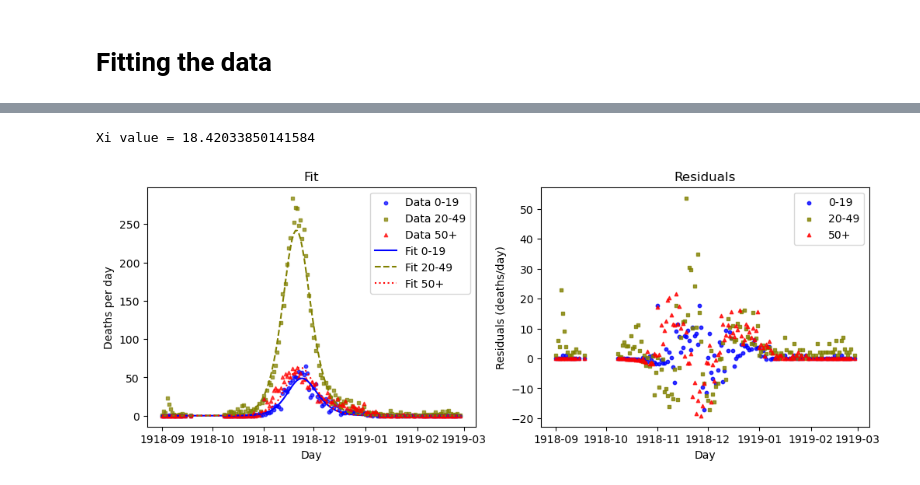
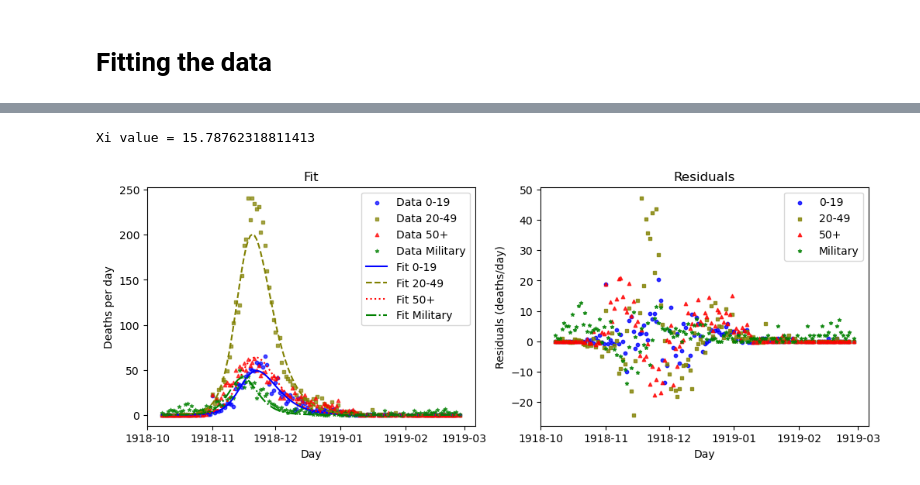
Before and after one commit to gavdoubleu/SEIRD_model, a Jupyter notebook: SEIRD model NZ.ipynb, the cells around one changed output, grey strips where cells are left out. Cells and saved outputs as stored; diff of their text form; code cells hidden in the pictures.

```diff
--- a/SEIRD model NZ.ipynb
+++ b/SEIRD model NZ.ipynb
@@ -87,10 +95,11 @@ Number of 50+:     161536,
      Total number :   1098183
 # %%
-y_young = NZ_death_data.sort_values('date_death')['0-19']
-y_mid   = NZ_death_data.sort_values('date_death')['20-49']
-y_old   = NZ_death_data.sort_values('date_death')['50+']
+y_young = NZ_death_data.sort_values('date_death')['0-19 military'] + NZ_death_data.sort_values('date_death')['0-19 civilian']
+y_mid   = NZ_death_data.sort_values('date_death')['20-49 civilian']
+y_old   = NZ_death_data.sort_values('date_death')['50+ military'] + NZ_death_data.sort_values('date_death')['50+ civilian']
+y_mil   = NZ_death_data.sort_values('date_death')['20-49 military']
 
-y_data = np.array([y_young, y_mid, y_old])
+y_data = np.array([y_young, y_mid, y_old, y_mil])
 
 sigma_data = np.maximum(np.ones(y_data.shape),np.sqrt(y_data))
 
@@ -102,6 +111,7 @@ x_data = dummy.apply(lambda l: l - dummymin).dt.days
 plt.scatter(xplot, y_young, color='blue', marker='o', label='0-19', alpha=.6, s=10)
 plt.scatter(xplot, y_mid, color='olive', marker='s', label='20-49', alpha=.6, s=10)
 plt.scatter(xplot, y_old, color='red', marker='^', label='50+', alpha=.6, s=10)
+plt.scatter(xplot, y_mil, color='green', marker='x', label='20-49 mil', alpha=.6, s=10)
 plt.xlabel('Date'), plt.ylabel('Deaths per day'), plt.legend()
 # %% [output]
 (Text(0.5, 0, 'Date'),
@@ -145,7 +155,8 @@ class ModelHandler:
                 self.seird_model.delta[0],
                 self.seird_model.theta_matrix[0,0],
                 self.seird_model.theta_matrix[0,1],
-                self.seird_model.theta_matrix[0,2]]
+                self.seird_model.theta_matrix[0,2],
+                self.seird_model.theta_matrix[0,3]]
 
     def set_fitting_params_for_model(self, params):
         """Setting how the models parameters change.
@@ -155,8 +166,8 @@ class ModelHandler:
         self.date_of_first_infection  = params[0]
         self.seird_model.beta_vector  = [params[1], params[2]]
         self.seird_model.gamma        = params[3]
-        self.seird_model.delta        = params[4]*np.array([1.,1.,2.])
-        self.seird_model.theta_matrix = ModelHandler.build_theta_matrix(params[5], params[6], params[7])
+        self.seird_model.delta        = params[4]*np.array([1.,1.,2.,1.])
+        self.seird_model.theta_matrix = ModelHandler.build_theta_matrix(params[5], params[6], params[7], params[8])
 
     def print_params(self):
         print("Fitting parameters:\n")
@@ -180,26 +191,27 @@ class ModelHandler:
             The matrix $\theta^i_g$ that couples population groups $g$ to mixing environments $i$.
             Should be shape $M\times N$, where $M$ is the number of mixing environments and $N$ the number of pop groups.
         """
-        theta_matrix = np.array([[   args[0],    args[1], args[2]],
-                                 [1.-args[0], 1.-args[1], 1.-args[2]]])
+        theta_matrix = np.array([[   args[0],    args[1], args[2], args[3]],
+                                 [1.-args[0], 1.-args[1], 1.-args[2], 1.-args[3]]])
         return theta_matrix
 # %%
 Y_day_0_of_infection = np.array([[455502, 0, 0, 0, 0],
-                                 [481145-1, 0, 1, 0, 0],
-                                 [161536, 0, 0, 0, 0]])
+                                 [481145-46557-1, 0, 1, 0, 0],
+                                 [161536, 0, 0, 0, 0],
+                                 [46557-1, 0, 1, 0, 0]])
 
-gamma_0, delta_0 = 0.25, 0.002*np.array([1.,1.,2.])
+gamma_0, delta_0 = 0.35, 0.003*np.array([1.,1.,2., 1.])
 
-beta_vector_0 = [0.9, 0.3]
+beta_vector_0 = [1.2, 0.3]
 
 latent_period = 1.4
 
-theta_y1_0, theta_m1_0, theta_o1_0 = 0.1, 0.9, 0.1
-theta_matrix_0 = ModelHandler.build_theta_matrix( theta_y1_0, theta_m1_0, theta_o1_0)
+theta_y1_0, theta_m1_0, theta_o1_0, theta_mil1_0 = 0.05, 0.8, 0.05, 0.9
+theta_matrix_0 = ModelHandler.build_theta_matrix( theta_y1_0, theta_m1_0, theta_o1_0, theta_mil1_0)
 
-day_of_first_infection_0 = 30
+day_of_first_infection_0 = 0
 
-bounds=[(0,60), (0.3,2.), (0.3,2.0), (0.01,1.), (0.000, 0.1), (0.,1.), (0.,1.), (0.,1.)]
+bounds=[(-40,10), (0.1,3.0), (0.0,1.5), (0.01,1.), (0.000, 0.1), (0.,1.), (0.,1.), (0.,1.), (0., 1.)]
 # %%
 my_model = SEIRD_model.SEIRD_model(beta_vector_0, gamma_0, delta_0, latent_period, theta_matrix_0)
 
@@ -271,6 +283,6 @@ theta_matrix            =
 # %%
-my_fit.plot_fit(labellist=['0-19','20-49','50+'], xplot=xplot)
-#plt.savefig('Fit2.pdf')
+my_fit.plot_fit(labellist=['0-19','20-49','50+', 'Military'], xplot=xplot)
+#plt.savefig('Deaths_age_and_mil.pdf')
 # %% [output]
-Xi value = 18.42033850141584
+Xi value = 15.78762318811413
-[figure, old version]
+[figure, new version]
```
Also changed, not shown: parts of 16 cells of this notebook, 8 other files.
